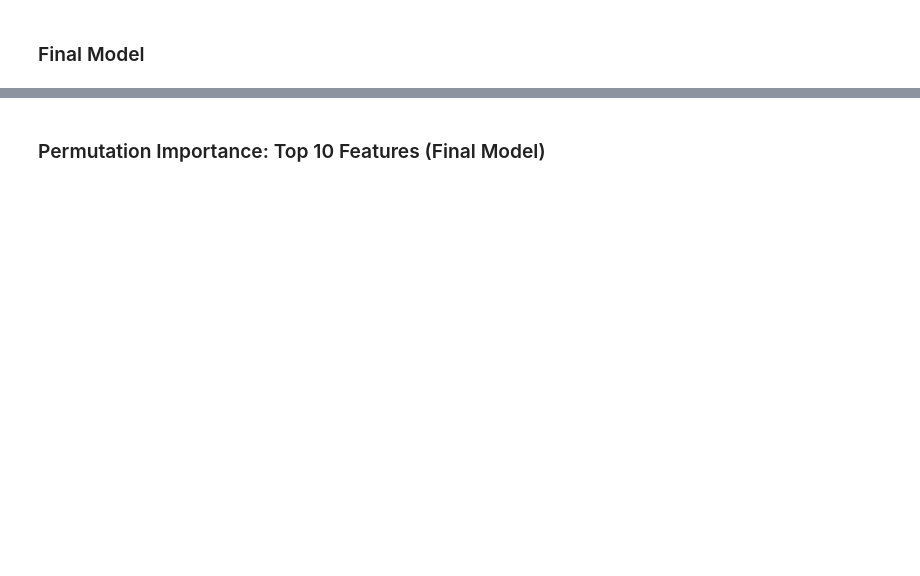
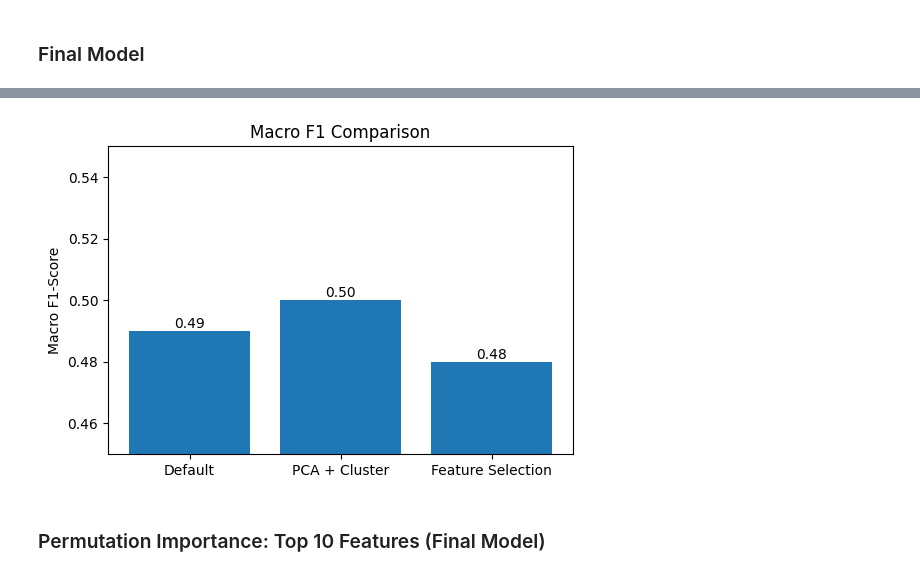
Before and after one commit to swirita/Cirrhosis-Prediction, a Jupyter notebook: Cirrhosis_Prediction.ipynb, the cells around one changed output, grey strips where cells are left out. Cells and saved outputs as stored; diff of their text form; code cells hidden in the pictures; blank space fills up the shorter version.

```diff
--- a/Cirrhosis_Prediction.ipynb
+++ b/Cirrhosis_Prediction.ipynb
@@ -1219,16 +1323,18 @@ results_final = evaluate_classification(rf, X_train_sel, y_train, X_test_sel, y_
 # %%
 models = ["Default", "PCA + Cluster", "Feature Selection"]
-scores = [0.49, 0.50, 0.50]
+scores = [0.49, 0.50, 0.48]
 
 plt.figure(figsize=(6,4))
 plt.bar(models, scores)
 
 for i, score in enumerate(scores):
     plt.text(i, score + 0.001, f"{score:.2f}", ha='center')
 
 plt.ylim(0.45, 0.55)
 plt.title("Macro F1 Comparison")
 plt.ylabel("Macro F1-Score");
+# %% [output]
+[figure, added]
 # %% [markdown]
 ### Permutation Importance: Top 10 Features (Final Model)
 # %%
```
Also changed, not shown: parts of 15 cells of this notebook.
